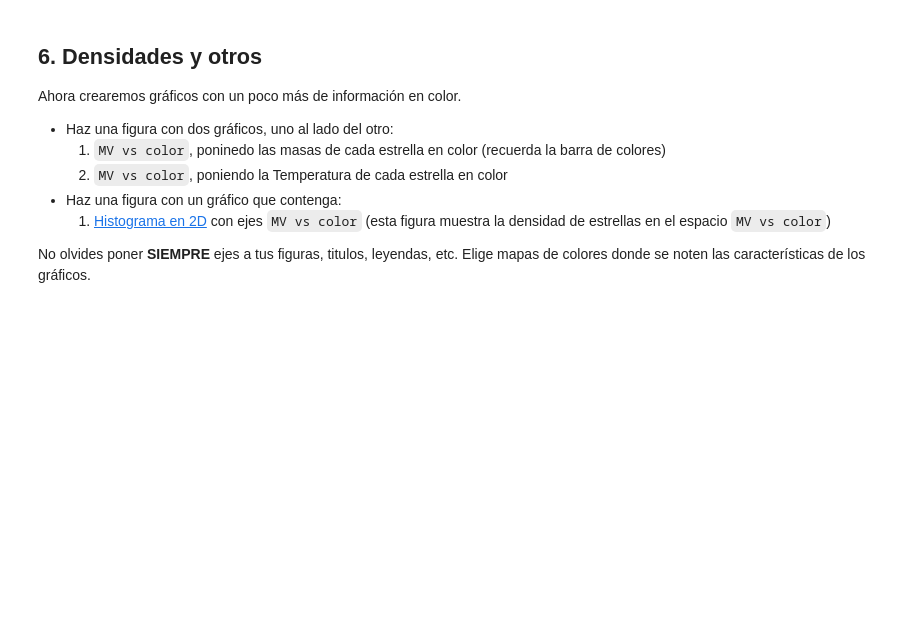
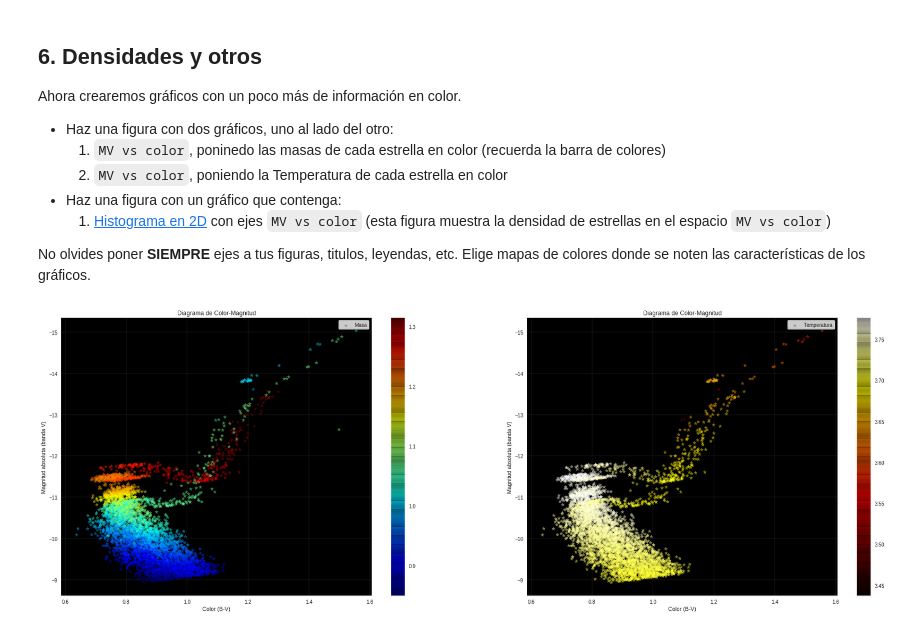
Before and after one commit to dvnielxy/minitarea2, a Jupyter notebook: minitarea2.ipynb, the cells around one changed output. Saved outputs shown, nothing was run; the diff lists cells and outputs as text; code cells hidden in the pictures; blank space fills up the shorter version.

```diff
--- a/minitarea2.ipynb
+++ b/minitarea2.ipynb
@@ -184,0 +196,33 @@ No olvides poner **SIEMPRE** ejes a tus figuras, titulos, leyendas, etc. Elige m
+# %%
+# plot cmd + masa / smd + temp
+
+log_T_filtradas = datos_filtrados[:,4]
+masas_filtradas = datos_filtrados[:,5]
+
+fig, ax = plt.subplots(figsize=(30,10), ncols=2)
+
+plt.rcParams['axes.facecolor'] = 'black'
+
+cb1 = ax[0].scatter(color, MV, marker='*', label = 'Masa', c=masas_filtradas, alpha=0.5, cmap='jet')
+
+fig.colorbar(cb1, ax=ax[0])
+
+ax[0].invert_yaxis()
+ax[0].set_ylabel('Magnitud absoluta (banda V)')
+ax[0].set_xlabel('Color (B-V)')
+ax[0].set_title('Diagrama de Color-Magnitud')
+ax[0].legend(loc='best', frameon=True, facecolor='white')
+ax[0].grid(linewidth=0.1)
+
+cb2 = ax[1].scatter(color, MV, marker='*', label = 'Temperatura', c=log_T_filtradas, alpha=0.5, cmap='hot')
+
+fig.colorbar(cb2, ax=ax[1])
+
+ax[1].invert_yaxis()
+ax[1].set_ylabel('Magnitud absoluta (banda V)')
+ax[1].set_xlabel('Color (B-V)')
+ax[1].set_title('Diagrama de Color-Magnitud')
+ax[1].legend(loc='best', frameon=True, facecolor='white')
+ax[1].grid(linewidth=0.1)
+# %% [output]
+[figure, added]
```
Also changed, not shown: parts of 9 cells of this notebook.
